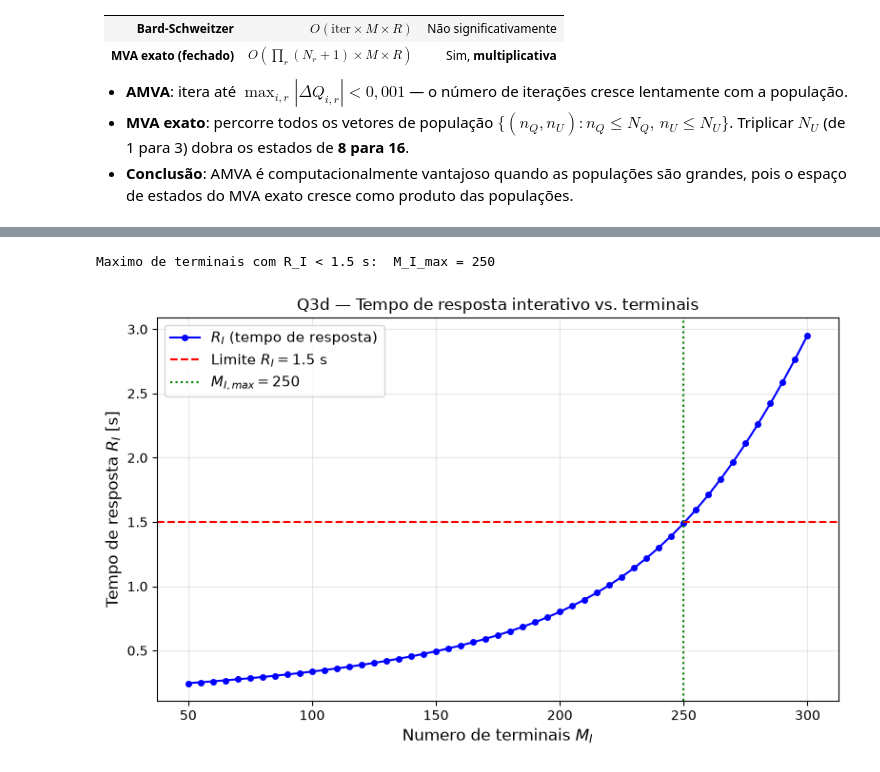
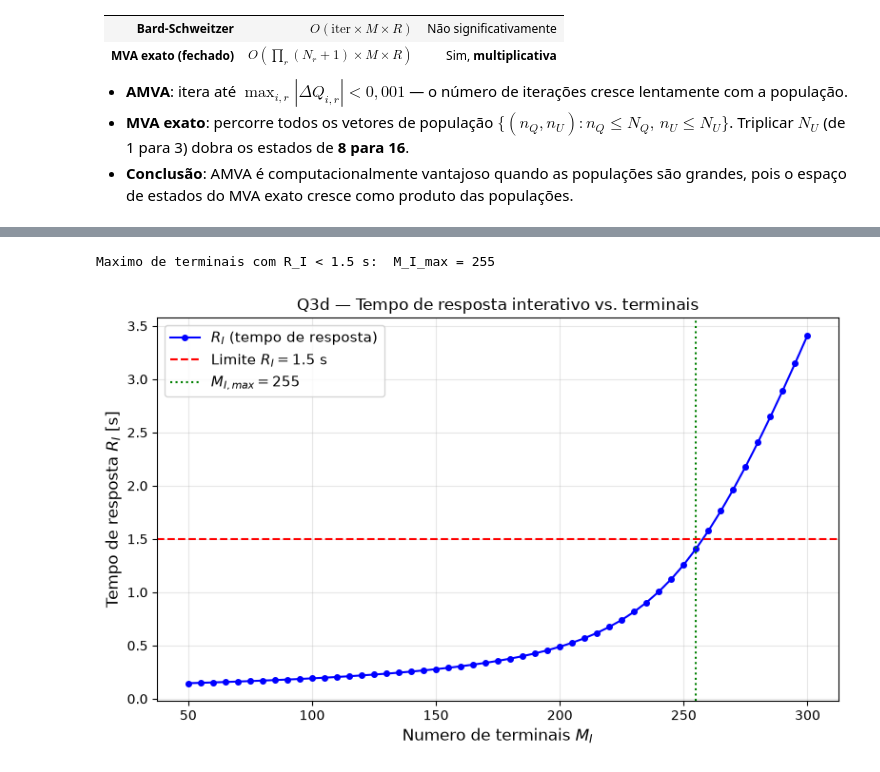
Before and after one commit to RenannLimaa/ads, a Jupyter notebook: tarefa_final_cap6.ipynb, the cells around one changed output, grey strips where cells are left out. Drawn from its saved outputs; the diff is of its cells as text; code cells hidden in the pictures.

```diff
--- a/tarefa_final_cap6.ipynb
+++ b/tarefa_final_cap6.ipynb
@@ -256,12 +236,13 @@ Tempo de resposta U:  original = 2.44300 s   modificado = 1.93329 s   variacao =
 # %%
-# Parâmetros Q3 — modelo 3 classes
+# Tabela 6.12 — demandas em segundos
+# Q e U: classes ABERTAS (têm lambda_r); I: classe interativa fechada (M_r, Z_r)
 L3 = np.array([[0.060, 0.100, 0.090],   # CPU
                [0.030, 0.030, 0.045],   # D1
-               [0.000, 0.093, 0.005]])  # D2
+               [0.060, 0.090, 0.000]])  # D2: D_Q=60ms, D_U=90ms, D_I=0ms
 
-lam3 = np.array([3.0,    0.0,  0.0])    # Q: aberta; U, I: fechadas
-N3   = np.array([np.inf, 3.0, 50.0])    # N_U=3, M_I=50
-Z3   = np.array([0.0,    0.0, 15.0])    # Z_I = 15 s
+lam3 = np.array([3.0,    1.5,    0.0])    # Q: aberta lam=3.0; U: aberta lam=1.5; I: fechada
+N3   = np.array([np.inf, np.inf, 50.0])   # Q,U: abertas (inf); I: M=50 terminais
+Z3   = np.array([0.0,    0.0,   15.0])    # Z_I = 15 s
 M_I  = 50
 CL3  = ['Q', 'U', 'I']
 # %% [markdown]
@@ -410,35 +384,35 @@ M_range  = np.arange(50, 301, 5)
 R_I_vals = []
 
 for m in M_range:
-    N_sw = np.array([np.inf, 3.0, float(m)])
+    N_sw = np.array([np.inf, np.inf, float(m)])
     XN_s, _, _, CN_s, _ = amva_mixed(lam3b, L3_fastCPU, N_sw, Z3, tol=1e-4)
     x_I = float(np.ravel(XN_s)[2])
     R_I_vals.append(float(m / x_I - Z3[2]))
 
 R_I_vals = np.array(R_I_vals)
 
 # Maximo M_I com R_I < 1.5 s
 threshold = 1.5
 mask  = R_I_vals < threshold
 M_max = int(M_range[mask][-1]) if mask.any() else 0
 print(f"Maximo de terminais com R_I < {threshold} s:  M_I_max = {M_max}")
 
 # Plot
 fig, ax = plt.subplots(figsize=(8, 5))
 ax.plot(M_range, R_I_vals, 'b-o', markersize=4, label='$R_I$ (tempo de resposta)')
 ax.axhline(threshold, color='r', linestyle='--', linewidth=1.5,
            label=f'Limite $R_I = {threshold}$ s')
 if mask.any():
     ax.axvline(M_max, color='g', linestyle=':', linewidth=1.5,
                label=f'$M_{{I,max}} = {M_max}$')
 ax.set_xlabel('Numero de terminais $M_I$', fontsize=12)
 ax.set_ylabel('Tempo de resposta $R_I$ [s]', fontsize=12)
 ax.set_title('Q3d — Tempo de resposta interativo vs. terminais', fontsize=12)
 ax.legend(fontsize=11)
 ax.grid(True, alpha=0.3)
 plt.tight_layout()
 plt.savefig('q3d_response_vs_terminals.png', dpi=120, bbox_inches='tight')
 plt.show()
 # %% [output]
-Maximo de terminais com R_I < 1.5 s:  M_I_max = 250
+Maximo de terminais com R_I < 1.5 s:  M_I_max = 255
-[figure, old version]
+[figure, new version]
```
Also changed, not shown: parts of 11 cells of this notebook.
